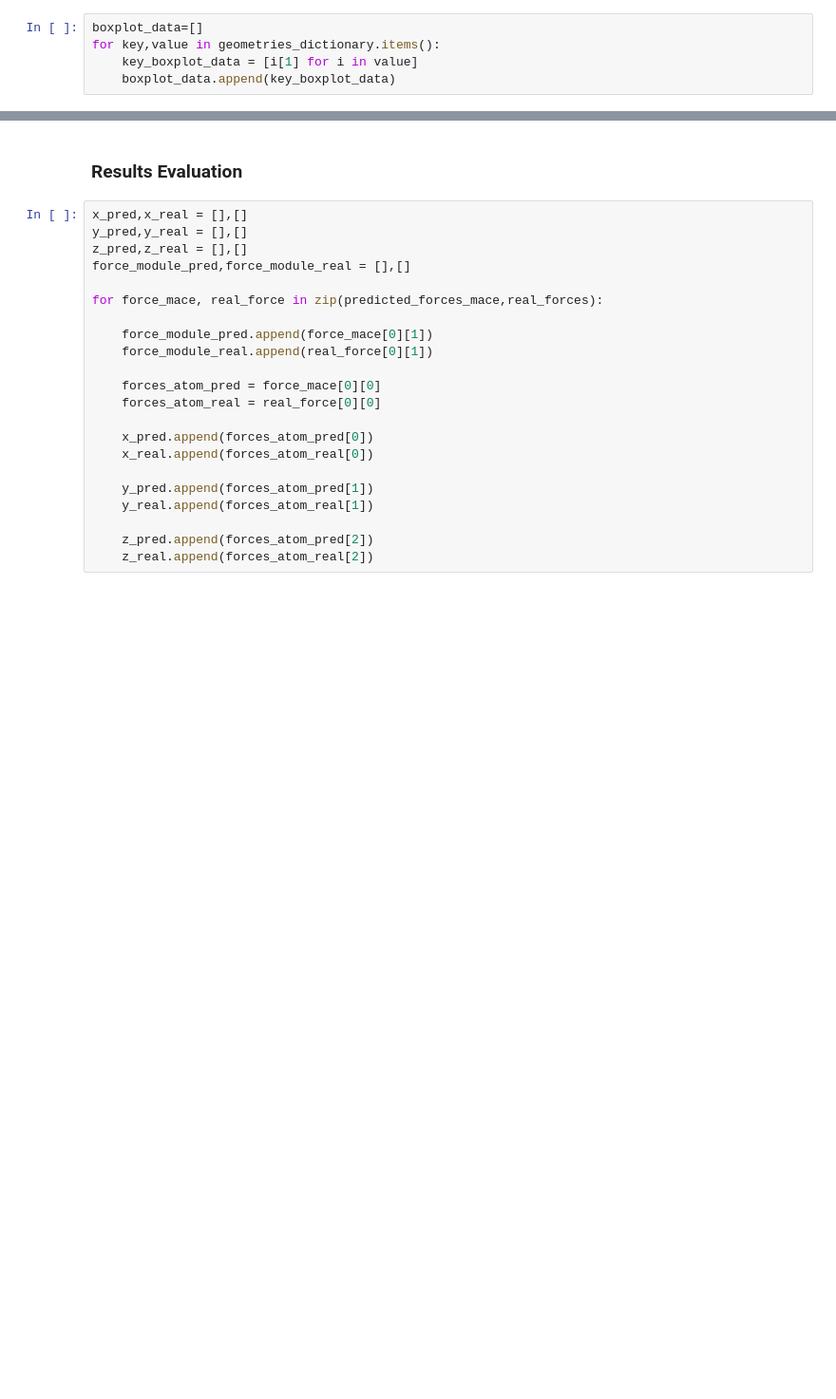
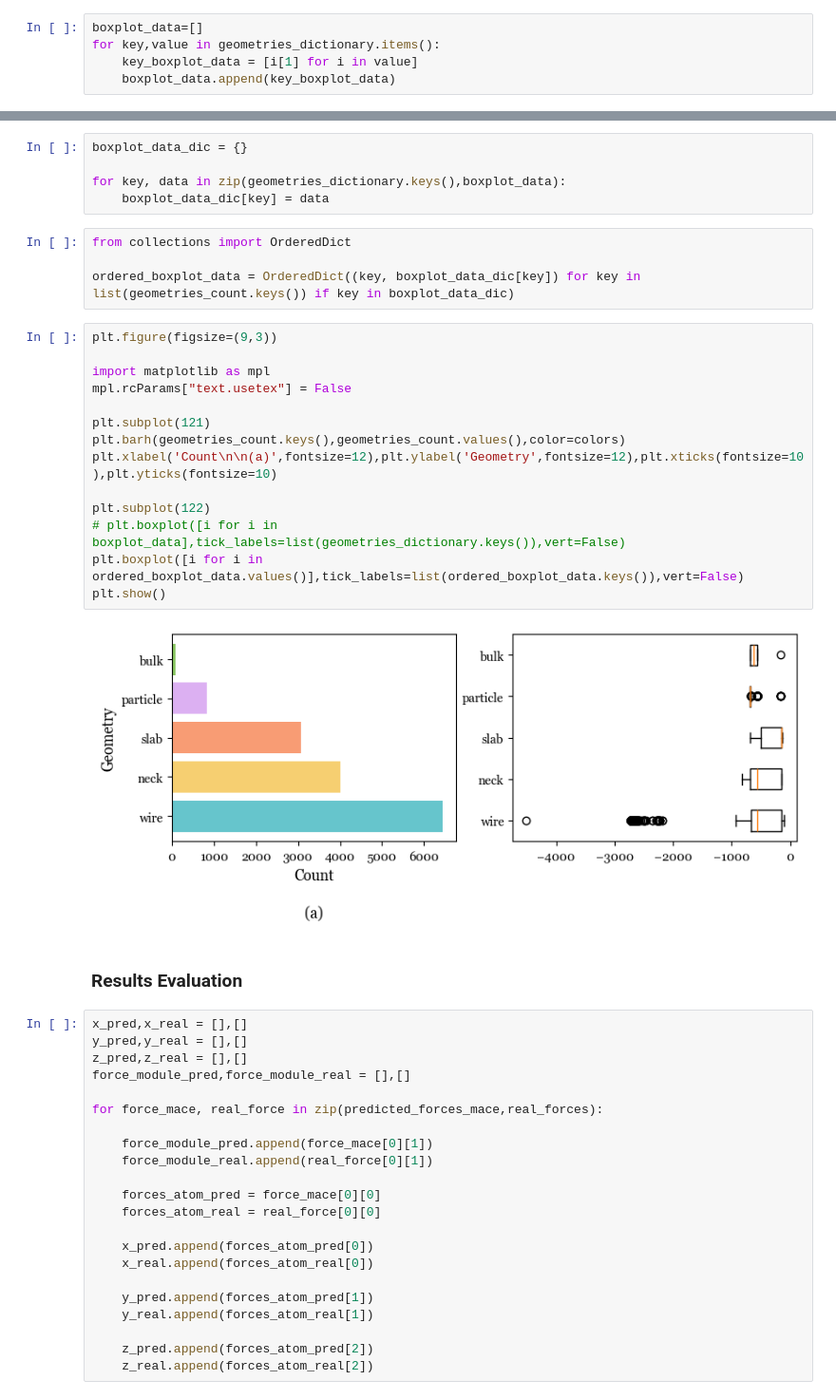
Before and after one commit to pedrozanineli/inference, a Jupyter notebook: 3_plot.ipynb, the cells around one changed output, grey strips where cells are left out. Shown at 95% size. Cells and saved outputs as stored; diff of their text form; blank space fills up the shorter version.

```diff
--- a/3_plot.ipynb
+++ b/3_plot.ipynb
@@ -89,3 +94,28 @@ plt.show()
+# %%
+boxplot_data_dic = {}
+
+for key, data in zip(geometries_dictionary.keys(),boxplot_data):
+    boxplot_data_dic[key] = data
+# %%
+from collections import OrderedDict
+
+ordered_boxplot_data = OrderedDict((key, boxplot_data_dic[key]) for key in list(geometries_count.keys()) if key in boxplot_data_dic)
+# %%
+plt.figure(figsize=(9,3))
+
+import matplotlib as mpl
+mpl.rcParams["text.usetex"] = False
+
+plt.subplot(121)
+plt.barh(geometries_count.keys(),geometries_count.values(),color=colors)
+plt.xlabel('Count\n\n(a)',fontsize=12),plt.ylabel('Geometry',fontsize=12),plt.xticks(fontsize=10),plt.yticks(fontsize=10)
+
+plt.subplot(122)
+# plt.boxplot([i for i in boxplot_data],tick_labels=list(geometries_dictionary.keys()),vert=False)
+plt.boxplot([i for i in ordered_boxplot_data.values()],tick_labels=list(ordered_boxplot_data.keys()),vert=False)
+plt.show()
+# %% [output]
+[figure, added]
 # %% [markdown]
 ### Results Evaluation
 # %%
```
Also changed, not shown: parts of 15 cells of this notebook, 13 other files.
